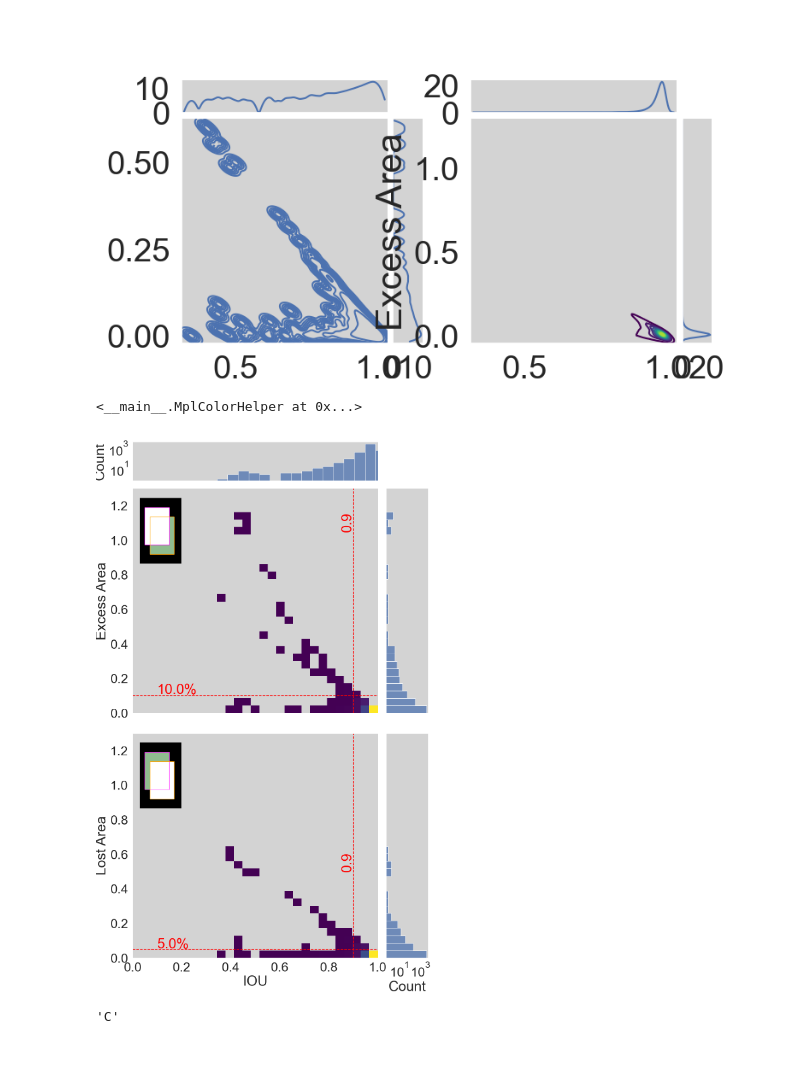
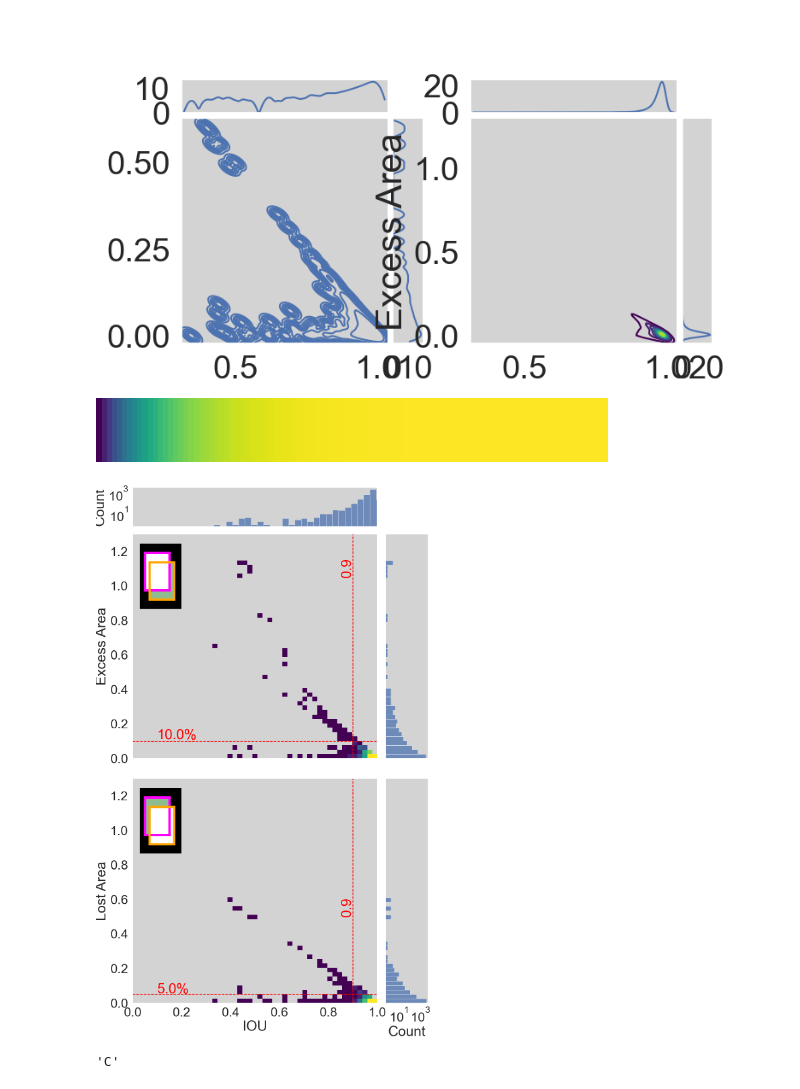
Before and after one commit to ReadingTimeMachine/digitization_at_high_localization, a Jupyter notebook: iou_vs_metrics_of_interest.ipynb, the cells around one changed output. Saved outputs shown, nothing was run; the diff lists cells and outputs as text; code cells hidden in the pictures; blank space fills up the shorter version.

Commit message:
maybe last plot not sure

```diff
--- a/iou_vs_metrics_of_interest.ipynb
+++ b/iou_vs_metrics_of_interest.ipynb
@@ -768,9 +770,19 @@ class MplColorHelper:
 # %%
 col = MplColorHelper('viridis',0,1)
-# %%
-col.get_rgb(np.
-# %% [output]
-<__main__.MplColorHelper at 0x...>
+# %%
+nsteps = 10000
+linlist = col.get_rgb(np.linspace(0,1,nsteps+1))
+# log sample
+inds = nsteps-np.round(np.logspace(0,np.round(np.log10(nsteps)).astype(int),100)).astype(int)
+inds = inds[::-1]
+# Create the colormap
+cmap_name = 'logvir'
+n_bin = 100
+mycmap = LinearSegmentedColormap.from_list(cmap_name, linlist[inds], N=n_bin)
+# %%
+mycmap
+# %% [output]
+[figure, added]
 # %%
 #sns.jointplot?
 from matplotlib.colors import LogNorm, SymLogNorm
@@ -791,7 +803,7 @@ yps = [0.10, 0.05, 0.1, 0.05]
 # IOUs
 xps = [0.9, 0.9, 0.9, 0.9]
 
-nbins = 30
+nbins = 50
 xlims = (0,1)
 ylims = (0, 1.25)
 #(x_edges, y_edges = bins)
@@ -811,12 +823,13 @@ x1b = 0.03; y1b = 0.8; x2b = 0.2; y2b = 1.15
 # scales
 bx1 = 0.0; bx2 = 1.0; by1 = 0.0; by2 = 1.2
 fill_col = 'darkseagreen' # fill in excess/loss regions
+linethick_diagram = 5
 
 
 # -------  excess  -----------
 ge = sns.jointplot(data=dfe, x="IOU", y="Excess Area", kind="hist", bins=nbins,
                    marginal_kws=dict(bins=nbins[1]),#, bins=30,
-                   cmap='viridis',
+                   cmap=mycmap,
                   marginal_ticks=True,ratio=ratio)#, norm=LogNorm())
 
 ge.ax_marg_x.set_yscale('log')
@@ -878,11 +891,11 @@ recte2 = pt.Rectangle((x1e2, y1e2), x2e2 - x1e2, y2e2 - y1e2, linewidth=0, edgec
 ge.ax_joint.add_patch(recte2)
 # draw true/found boxes
 # then colors on top
-rectt = pt.Rectangle((x1t, y1t), x2t - x1t, y2t - y1t, linewidth=1, edgecolor=ctrue,
+rectt = pt.Rectangle((x1t, y1t), x2t - x1t, y2t - y1t, linewidth=linethick_diagram, edgecolor=ctrue,
                          facecolor='none')
 ge.ax_joint.add_patch(rectt)
 #found
-rectf = pt.Rectangle((x1f, y1f), x2f - x1f, y2f - y1f, linewidth=1, edgecolor=cfound,
+rectf = pt.Rectangle((x1f, y1f), x2f - x1f, y2f - y1f, linewidth=linethick_diagram, edgecolor=cfound,
                          facecolor='none')
 ge.ax_joint.add_patch(rectf)
 
@@ -890,7 +903,7 @@ ge.ax_joint.add_patch(rectf)
 # -------  loss  ----------
 gl = sns.jointplot(data=dfl, x="IOU", y="Lost Area", kind="hist", bins=nbins,
                    marginal_kws=dict(bins=nbins[1]), #bins=30,
-                   cmap='viridis',
+                   cmap=mycmap,
                   marginal_ticks=True,ratio=ratio)#, cbar=True)
 #gl.ax_marg_y.set_yscale('log')
 gl.ax_marg_y.set_xscale('log')
@@ -952,34 +965,34 @@ rectfw = pt.Rectangle((x1f, y1f), x2f - x1f, y2f - y1f, linewidth=1, edgecolor=N
                          facecolor='white')
 gl.ax_joint.add_patch(recttw)
 gl.ax_joint.add_patch(rectfw)
 
 # first
 x1e = x1t; x2e = x1f
 y1e = y1t; y2e = y2t
 recte1 = pt.Rectangle((x1e, y1e), x2e - x1e, y2e - y1e, linewidth=0, edgecolor=None,
                          facecolor=fill_col)
 gl.ax_joint.add_patch(recte1)
 # second
 x1e2 = x1f; x2e2 = x2t
 y1e2 = y2f; y2e2 = y2t
 recte2 = pt.Rectangle((x1e2, y1e2), x2e2 - x1e2, y2e2 - y1e2, linewidth=0, edgecolor=None,
                          facecolor=fill_col)
 gl.ax_joint.add_patch(recte2)
 # draw true/found boxes
 # then colors on top
-rectt = pt.Rectangle((x1t, y1t), x2t - x1t, y2t - y1t, linewidth=1, edgecolor=ctrue,
+rectt = pt.Rectangle((x1t, y1t), x2t - x1t, y2t - y1t, linewidth=linethick_diagram, edgecolor=ctrue,
                          facecolor='none')
 gl.ax_joint.add_patch(rectt)
 #found
-rectf = pt.Rectangle((x1f, y1f), x2f - x1f, y2f - y1f, linewidth=1, edgecolor=cfound,
+rectf = pt.Rectangle((x1f, y1f), x2f - x1f, y2f - y1f, linewidth=linethick_diagram, edgecolor=cfound,
                          facecolor='none')
 gl.ax_joint.add_patch(rectf)
 
 gs.tight_layout(fig, rect=[-0.05, -0.03, 1, 1]) # for placing fig -- without colorbar
 
 
 
 plt.savefig(save_fig_name_base + 'defined_figs_squish2.pdf',bbox_inches="tight",pad_inches=0.25)
 # %% [output]
-[figure, old version]
+[figure, new version]
 # %%
```
Also changed, not shown: parts of 2 cells of this notebook.
